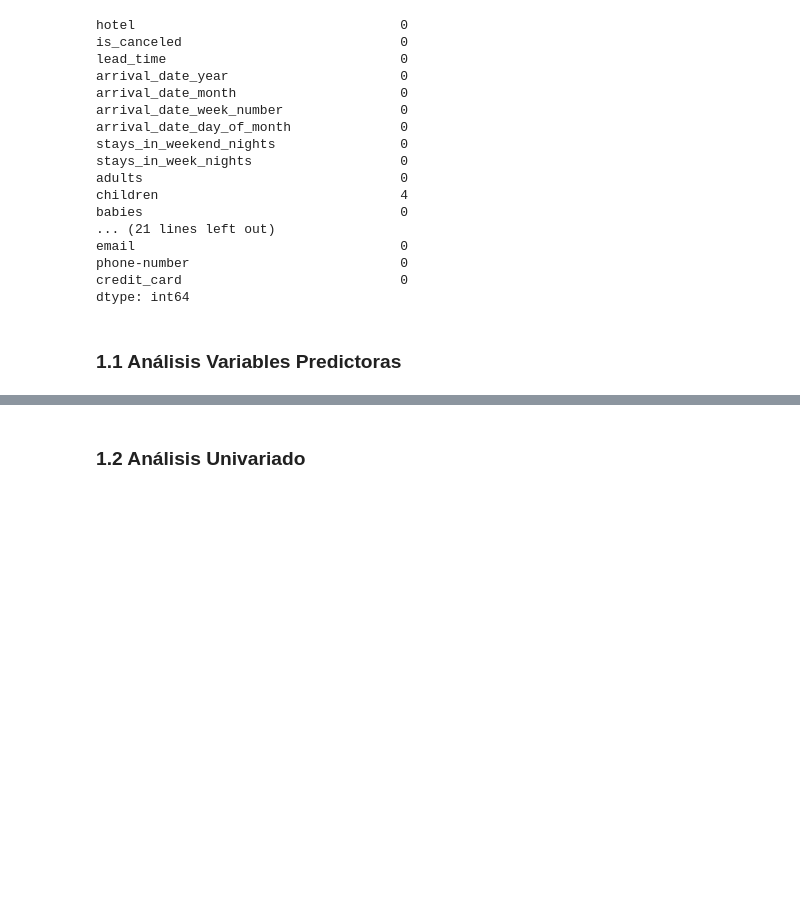
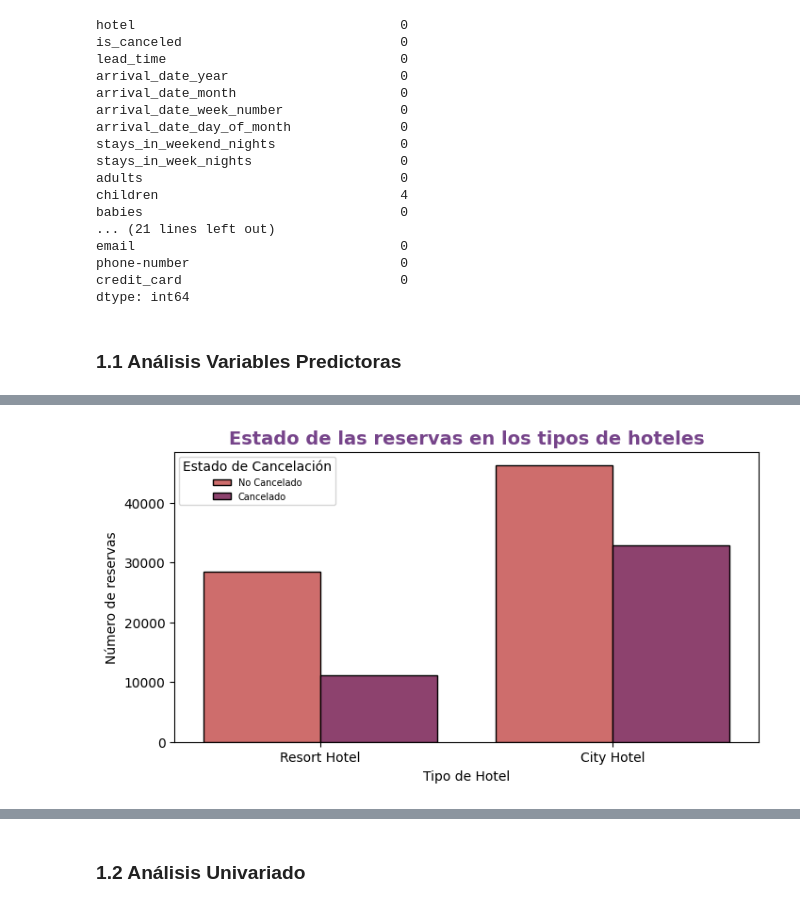
Before and after one commit to josevig/Hito2_DISIA, a Jupyter notebook: LibretaHito2.ipynb, the cells around one changed output, grey strips where cells are left out. Saved outputs shown, nothing was run; the diff lists cells and outputs as text; code cells hidden in the pictures; blank space fills up the shorter version.

```diff
--- a/LibretaHito2.ipynb
+++ b/LibretaHito2.ipynb
@@ -90,0 +101,15 @@ X.describe()
+# %%
+plt.figure(figsize=(8, 4))
+
+sns.countplot(data=X, x="hotel",
+              hue=X["is_canceled"].map({0: "No Cancelado", 1: "Cancelado"}),
+              edgecolor="k", palette="flare")
+
+plt.title("Estado de las reservas en los tipos de hoteles", size=14, weight="bold", color="#76448A")
+plt.xlabel("Tipo de Hotel")
+plt.ylabel("Número de reservas")
+plt.legend(title="Estado de Cancelación", fontsize=7)
+
+plt.show()
+# %% [output]
+[figure, added]
```
Also changed, not shown: parts of 13 cells of this notebook.
